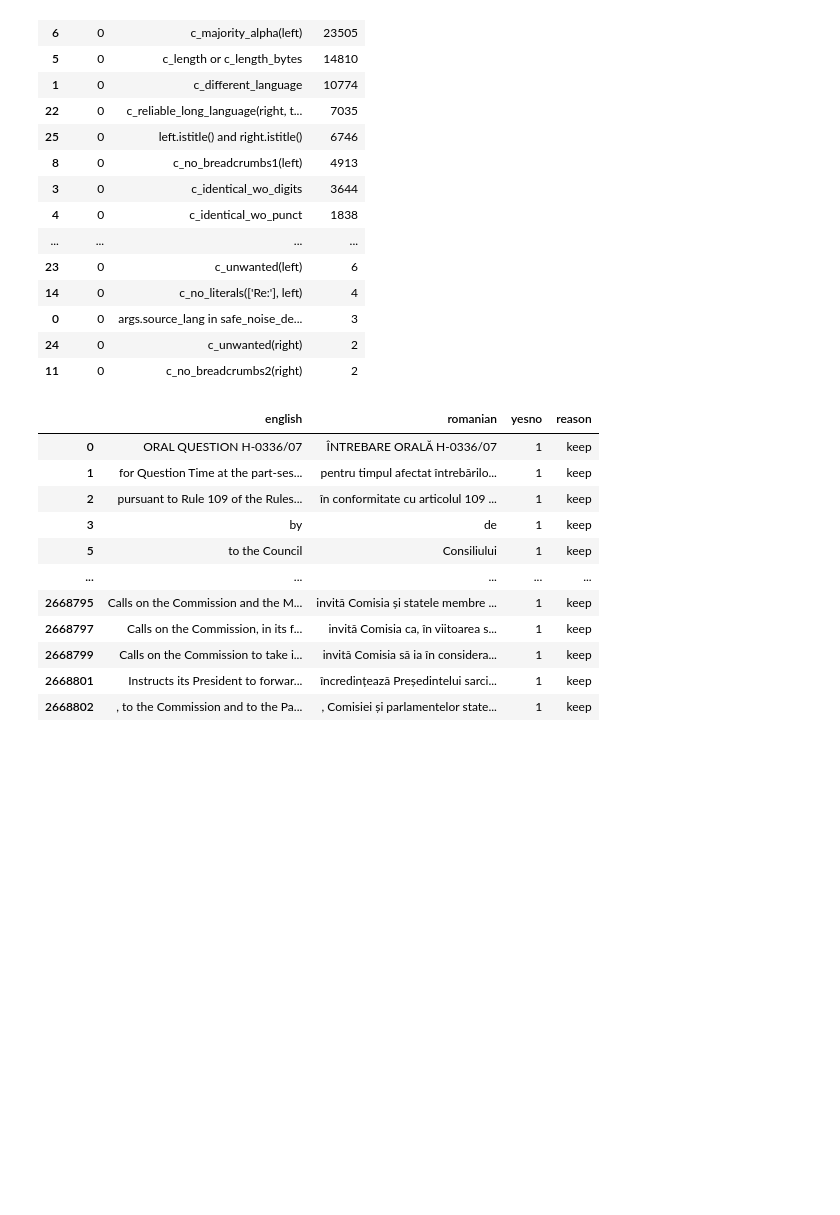
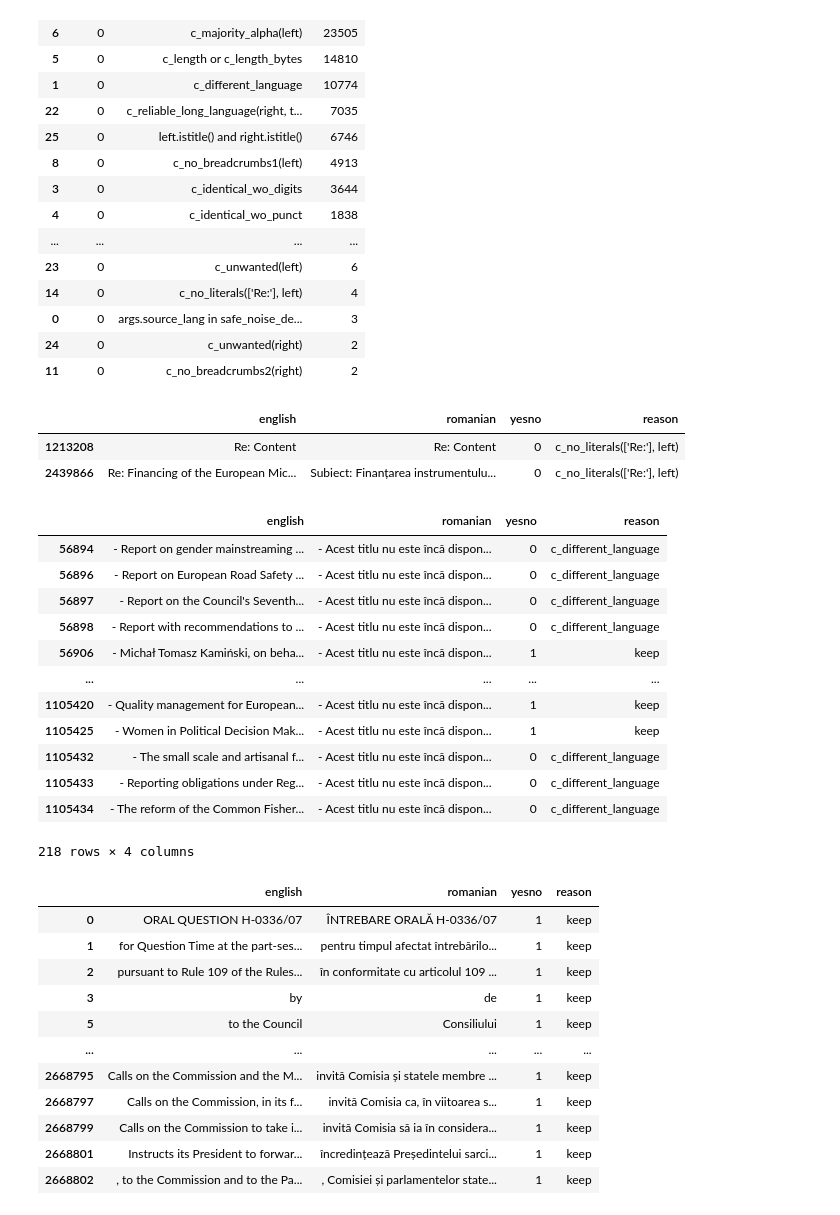
Before and after one commit to clgp2/baCode, a Jupyter notebook: notebooks/01-intermediate.ipynb, the cells around one changed output. Saved outputs shown, nothing was run; the diff lists cells and outputs as text; code cells hidden in the pictures; blank space fills up the shorter version.

```diff
--- a/notebooks/01-intermediate.ipynb
+++ b/notebooks/01-intermediate.ipynb
@@ -148,6 +152,32 @@ df_reason
 | 0 | 0 | args.source_lang in safe_noise_de... | 3 |
 | 24 | 0 | c_unwanted(right) | 2 |
 | 11 | 0 | c_no_breadcrumbs2(right) | 2 |
+# %%
+pd.set_option('display.max_colwidth', None)
+#replace the string with another reason string to sample examples of matched sentences
+samples=df_annotated.loc[df_annotated['reason']=='c_no_literals([\'Re:\'], left)']
+samples.sample(n=2)
+# %% [output]
+|  | english | romanian | yesno | reason |
+| 1213208 | Re: Content | Re: Content | 0 | c_no_literals(['Re:'], left) |
+| 2439866 | Re: Financing of the European Mic... | Subiect: Finanțarea instrumentulu... | 0 | c_no_literals(['Re:'], left) |
+# %%
+title_not_available=df_annotated[df_annotated.iloc[:, 1].str.contains('Acest titlu nu este încă disponibil în toate limbile')]
+title_not_available
+# %% [output]
+|  | english | romanian | yesno | reason |
+| 56894 | - Report on gender mainstreaming ... | - Acest titlu nu este încă dispon... | 0 | c_different_language |
+| 56896 | - Report on European Road Safety ... | - Acest titlu nu este încă dispon... | 0 | c_different_language |
+| 56897 | - Report on the Council's Seventh... | - Acest titlu nu este încă dispon... | 0 | c_different_language |
+| 56898 | - Report with recommendations to ... | - Acest titlu nu este încă dispon... | 0 | c_different_language |
+| 56906 | - Michał Tomasz Kamiński, on beha... | - Acest titlu nu este încă dispon... | 1 | keep |
+| ... | ... | ... | ... | ... |
+| 1105420 | - Quality management for European... | - Acest titlu nu este încă dispon... | 1 | keep |
+| 1105425 | - Women in Political Decision Mak... | - Acest titlu nu este încă dispon... | 1 | keep |
+| 1105432 | - The small scale and artisanal f... | - Acest titlu nu este încă dispon... | 0 | c_different_language |
+| 1105433 | - Reporting obligations under Reg... | - Acest titlu nu este încă dispon... | 0 | c_different_language |
+| 1105434 | - The reform of the Common Fisher... | - Acest titlu nu este încă dispon... | 0 | c_different_language |
+218 rows × 4 columns
 # %%
 df_keep=df_annotated.loc[df_annotated['reason']=='keep']
 df_keep
```
Also changed, not shown: parts of 12 cells of this notebook, 4 other files.
